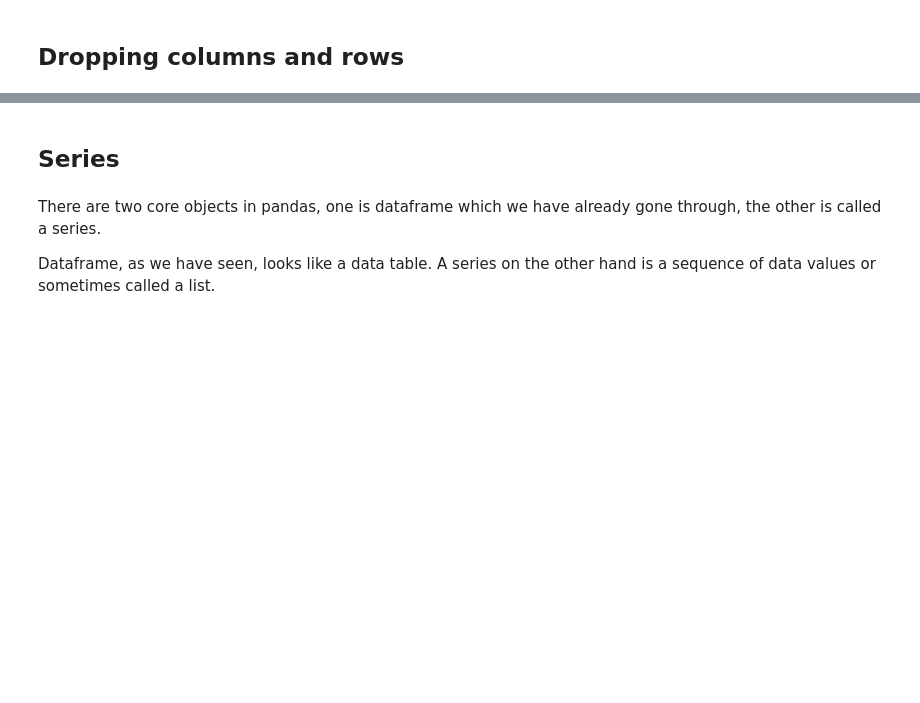
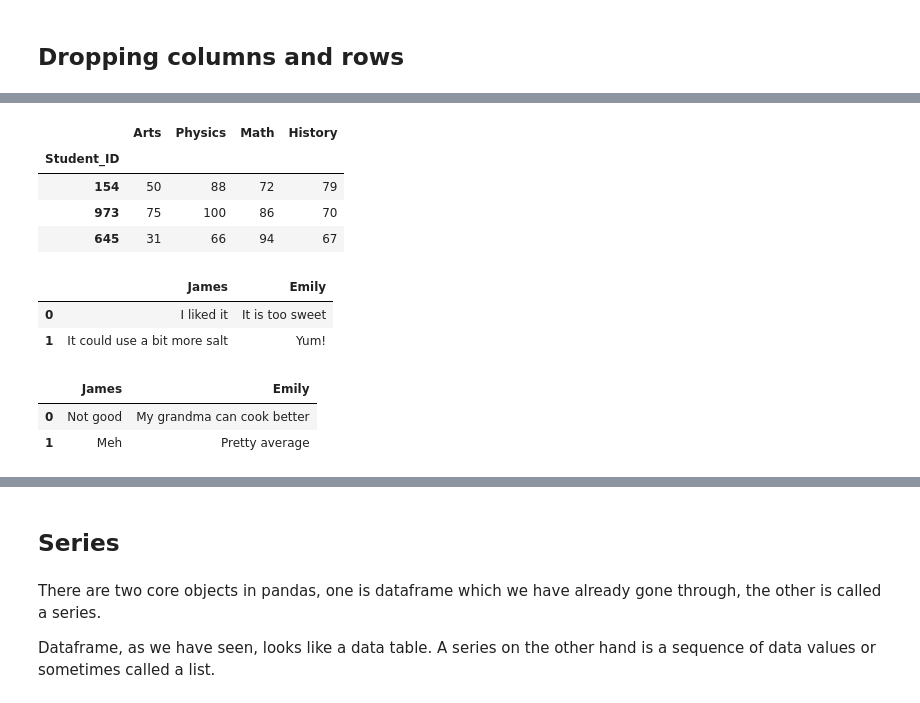
Before and after one commit to chongjason914/pandas-tutorial, a Jupyter notebook: pandas tutorial 01.ipynb, the cells around one changed output, grey strips where cells are left out. Saved outputs shown, nothing was run; the diff lists cells and outputs as text; code cells hidden in the pictures; blank space fills up the shorter version.

```diff
--- a/pandas tutorial 01.ipynb
+++ b/pandas tutorial 01.ipynb
@@ -161,0 +191,29 @@ test_scores
+# %%
+# Create a new column for history subject
+
+test_scores['History'] = [79, 70, 67]
+test_scores
+# %% [output]
+|  | Arts | Physics | Math | History |
+| Student_ID |  |  |  |  |
+| 154 | 50 | 88 | 72 | 79 |
+| 973 | 75 | 100 | 86 | 70 |
+| 645 | 31 | 66 | 94 | 67 |
+# %%
+# Add more product reviews from James and Emily
+# Recall our survey dataframe
+
+survey
+# %% [output]
+|  | James | Emily |
+| 0 | I liked it | It is too sweet |
+| 1 | It could use a bit more salt | Yum! |
+# %%
+# Create two more rows
+
+df = pd.DataFrame({'James': ['Not good', 'Meh'], 'Emily': ['My grandma can cook better', 'Pretty average']})
+df
+# %% [output]
+|  | James | Emily |
+| 0 | Not good | My grandma can cook better |
+| 1 | Meh | Pretty average |
```
Also changed, not shown: parts of 26 cells of this notebook.
